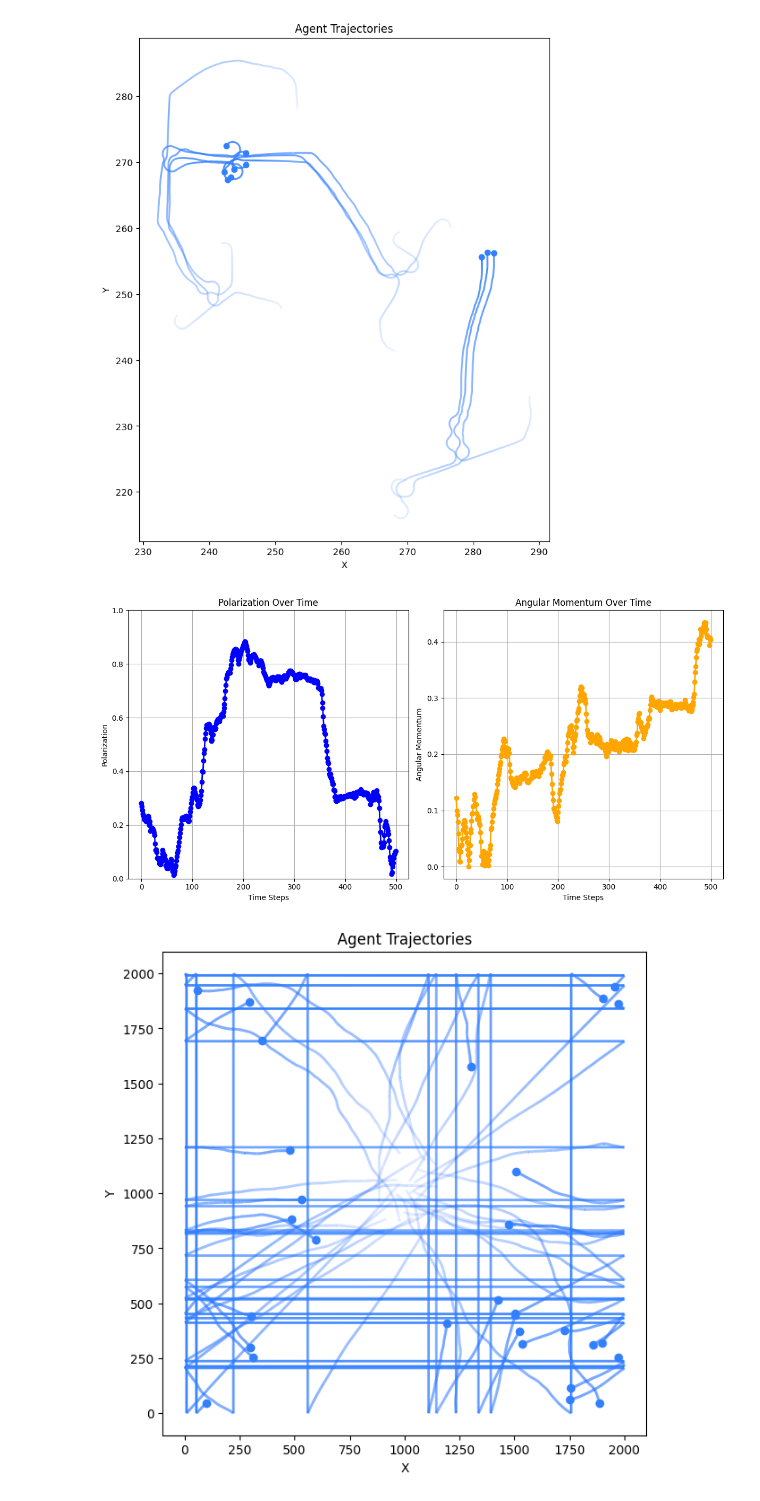
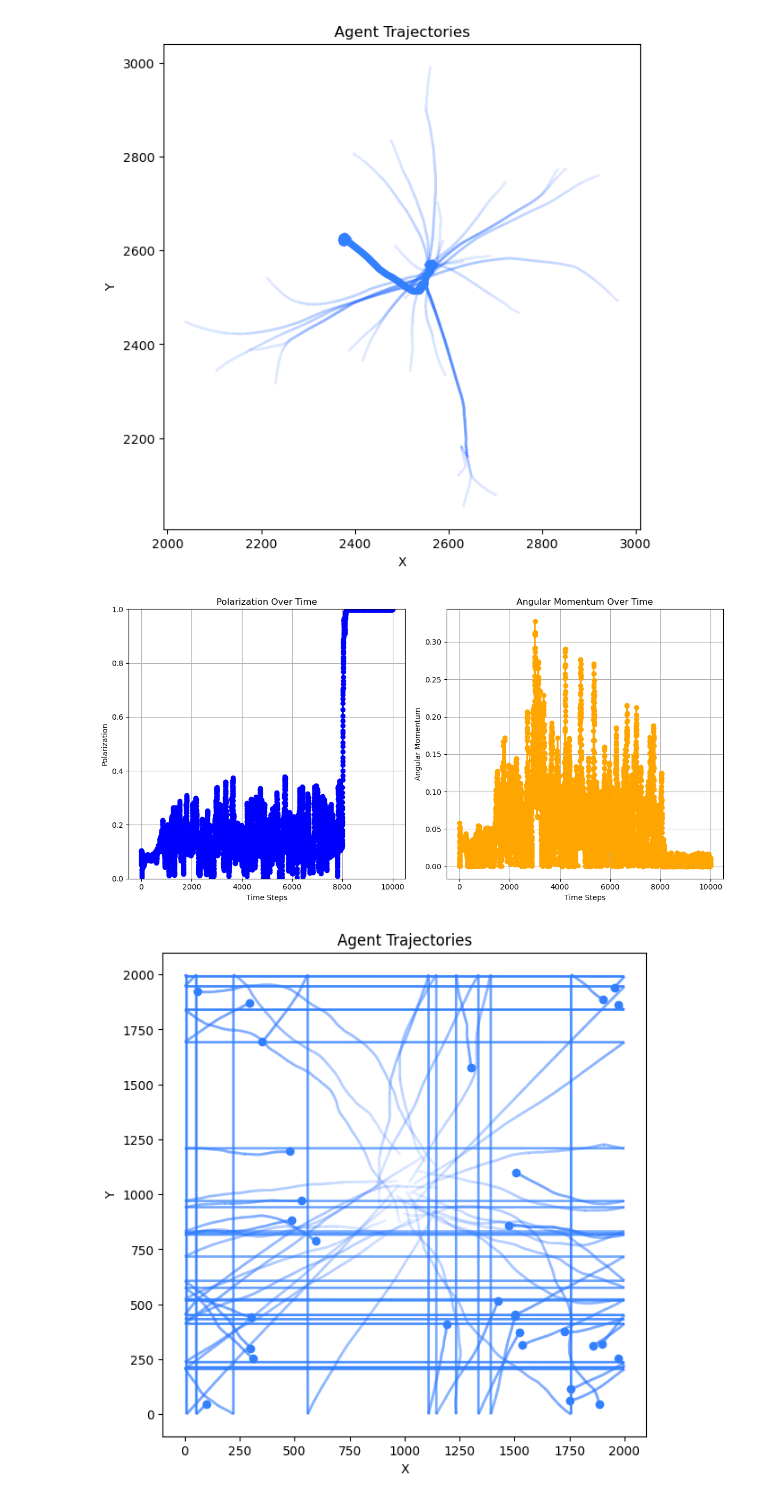
Before and after one commit to Matthew-ymz/Time-series-forecasting-for-causal-emergence, a Jupyter notebook: preprocessing/preprocess_vicsek.ipynb, the cells around one changed output. Drawn from its saved outputs; the diff is of its cells as text; code cells hidden in the pictures.

```diff
--- a/preprocessing/preprocess_vicsek.ipynb
+++ b/preprocessing/preprocess_vicsek.ipynb
@@ -313,43 +343,54 @@ plot_trajectories_with_time_alpha(trajectories)
 # %%
-def main(N, speed, space_size, sigma, r_rep, r_ori, r_att, dt, steps=500):
+import random
+def main(N, speed, space_size, sigma,  r_ori, r_att, r_ori_new, r_att_new, dt, r_rep=1, steps_all=10000, step_change=3000):
     sim = Simulation(N, speed, space_size, sigma, r_rep, r_ori, r_att, dt)
-    trajectories, polarization_list, angular_momentum_list = sim.run(steps=steps)
+    trajectories, pol, ang_mom = sim.run(
+    steps=steps_all,
+    radius_change_step=step_change,
+    new_ori_r=r_ori_new,  # New orientation radius after 3000 steps
+    new_att_r=r_att_new)
     plot_trajectories_with_time_alpha(trajectories)
     # 绘制极化度和角动量
     plt.figure(figsize=(12, 6))
 
     # 绘制极化度
     plt.subplot(1, 2, 1)
-    plt.plot(polarization_list, color='blue', linewidth=2, marker='o')
+    plt.plot(pol, color='blue', linewidth=2, marker='o')
     plt.title("Polarization Over Time")
     plt.xlabel("Time Steps")
     plt.ylabel("Polarization")
     plt.ylim(0, 1)  # 极化度范围在[0, 1]
     plt.grid()
 
     # 绘制角动量
     plt.subplot(1, 2, 2)
-    plt.plot(angular_momentum_list, color='orange', linewidth=2, marker='o')
+    plt.plot(ang_mom, color='orange', linewidth=2, marker='o')
     plt.title("Angular Momentum Over Time")
     plt.xlabel("Time Steps")
     plt.ylabel("Angular Momentum")
     plt.grid()
 
     plt.tight_layout()
     plt.show()
     return trajectories
 
-N = 10       # Number of agents in the swarm
+N = 30       # Number of agents in the swarm
 r_rep = 1    # Radius of repulsion (agents will try to avoid being within this distance of each other)
-r_ori = 2   # Radius of orientation (agents align their direction with others within this distance)
-r_att = 20   # Radius of attraction (agents are attracted to others within this distance)
+r_ori = 1
+r_ori_new = 10
+r_att = 300
+r_att_new =300
 speed = 1.0  # Speed at which agents move
 sigma = 0.05  # Noise factor for randomness in movement
 dt = 0.1     # Time step for simulation updates
-space_size = 500  # Size of the 2D space in which the agents move
-steps = 500
+space_size = 5000  # Size of the 2D space in which the agents move
+steps_all=10000
+step_change=8000
 
-trajectories = main(N, speed, space_size, sigma, r_rep, r_ori, r_att, dt, steps)
+seed=2050
+random.seed(seed)
+np.random.seed(seed)
+trajectories = main(N, speed, space_size, sigma,  r_ori, r_att, r_ori_new, r_att_new, dt, steps_all=steps_all, step_change=step_change)
 # %% [output]
-[figure, old version]
+[figure, new version]
-[figure, old version]
+[figure, new version]
```
Also changed, not shown: parts of 4 cells of this notebook, 6 other files.
